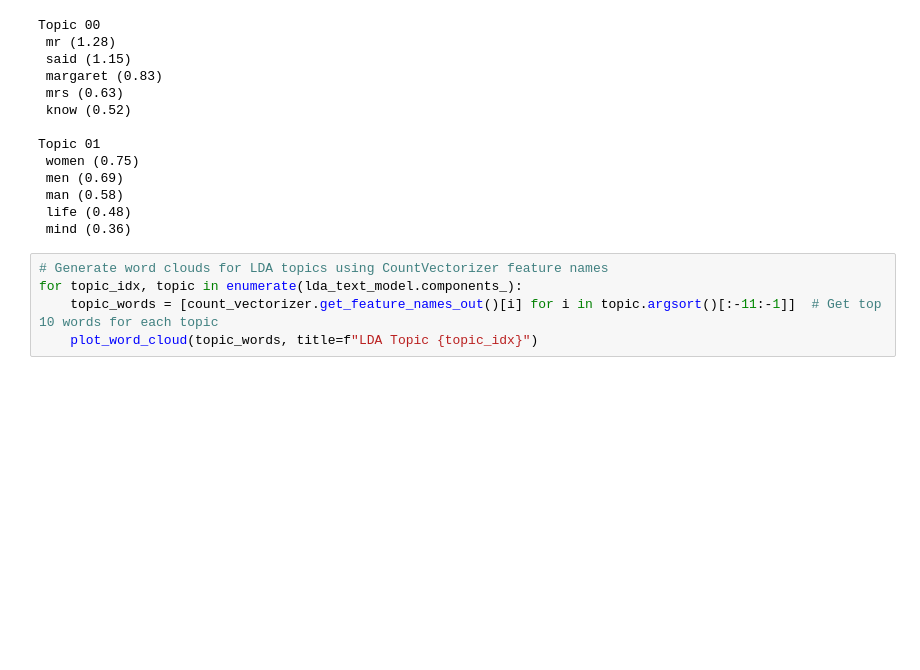
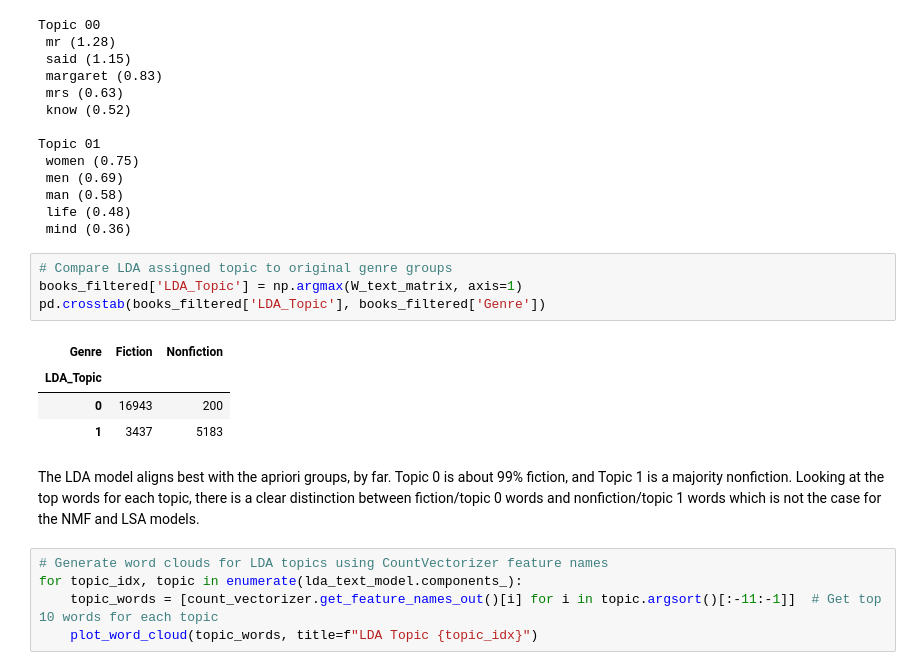
Before and after one commit to lvandine44/ADS509-FinalProject, a Jupyter notebook: LiteraryAnalysisTextMining.ipynb, the cells around one changed output. Drawn from its saved outputs; the diff is of its cells as text; blank space fills up the shorter version.

```diff
--- a/LiteraryAnalysisTextMining.ipynb
+++ b/LiteraryAnalysisTextMining.ipynb
@@ -756,6 +778,17 @@ Topic 01
  man (0.58)
  life (0.48)
  mind (0.36)
+# %%
+# Compare LDA assigned topic to original genre groups
+books_filtered['LDA_Topic'] = np.argmax(W_text_matrix, axis=1)
+pd.crosstab(books_filtered['LDA_Topic'], books_filtered['Genre'])
+# %% [output]
+| Genre | Fiction | Nonfiction |
+| LDA_Topic |  |  |
+| 0 | 16943 | 200 |
+| 1 | 3437 | 5183 |
+# %% [markdown]
+The LDA model aligns best with the apriori groups, by far. Topic 0 is about 99% fiction, and Topic 1 is a majority nonfiction. Looking at the top words for each topic, there is a clear distinction between fiction/topic 0 words and nonfiction/topic 1 words which is not the case for the NMF and LSA models.
 # %%
 # Generate word clouds for LDA topics using CountVectorizer feature names
 for topic_idx, topic in enumerate(lda_text_model.components_):
```
Also changed, not shown: parts of 12 cells of this notebook.
